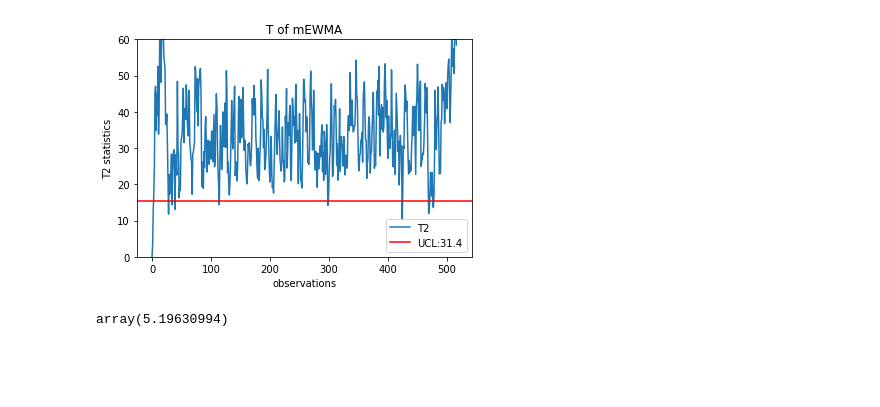
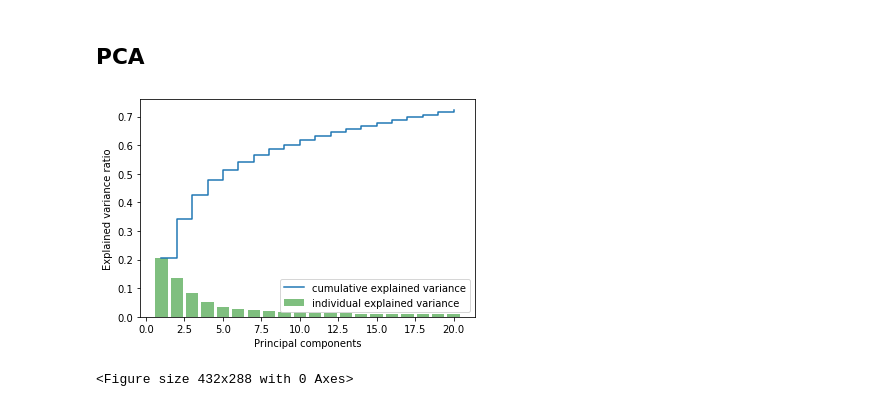
Before and after one commit to scleeza/PCA-and-HotellingT, a Jupyter notebook: 614project.ipynb, the cells around one changed output. Saved outputs shown, nothing was run; the diff lists cells and outputs as text; code cells hidden in the pictures; blank space fills up the shorter version.

Commit message:
update _images

```diff
--- a/614project.ipynb
+++ b/614project.ipynb
@@ -44,0 +20,23 @@ import numpy as np
+# %%
+import pandas as pd
+from pandas import ExcelWriter
+from pandas import ExcelFile
+
+df=pd.read_excel('Project_dataset.xlsx',sheet_name='Project_dataset',header=None)
+
+#import sklearn package
+from sklearn import datasets
+from sklearn.model_selection import train_test_split
+from sklearn.neighbors import KNeighborsClassifier
+
+#sperate training and test dataset
+data=df.iloc[:,:]
+#X_train, X_test=train_test_split(X,test_size=0.3,random_state=0)
+
+from sklearn.preprocessing import StandardScaler ,scale
+import numpy as np
+import math
+import warnings
+import matplotlib.pyplot as plt
+import seaborn as sns
+warnings.filterwarnings('ignore')
@@ -45,4 +45,7 @@ import numpy as np
 # %%
 #Standarize to (0,1)
+#X=preprocessing.scale(data)
 scaler = StandardScaler()
-X=scaler.fit_transform(X)
+X = scaler.fit_transform(data)
+#calculating covariance matrix
+cov_mat=np.cov(X.T)
@@ -237,17 +60,18 @@ mewma_t=[np.float(np.matmul(np.matmul(mewma_z_sub[i,:],np.linalg.inv(np.cov(mewm
-# %%
-#plotting
-plt.title('T of mEWMA')
-plt.plot(range(len(mewma_t)),mewma_t, label='T2')
-plt.axhline(y=UCL,color='r',label='UCL:31.4')
-plt.ylim(0,60)
-plt.xlabel('observations')
-plt.ylabel('T2 statistics')
-plt.legend(loc='best')
-plt.show()
-# %% [output]
-[figure, removed]
-# %%
-cov_z=np.cov(mewma_z[i,:].T)
-cov_z
-# %% [output]
-array(5.19630994)
+# %% [markdown]
+## PCA
+# %%
+#Pareto plot
+import matplotlib.pyplot as plt
+fig,ax =plt.subplots()
+STEP =20
+plt.bar(range(1,1+STEP),var_exp[0:STEP],alpha=0.5,color='green', label='individual explained variance')
+plt.step(range(1,1+STEP), cum_var_exp[0:STEP], where='post',label='cumulative explained variance')
+#plt.axhline(y=0.8,color='r',linestyle='--')
+plt.ylabel('Explained variance ratio')
+plt.xlabel('Principal components')
+plt.legend()
+plt.show()
+plt.savefig("_images/pareto.png")
+# %% [output]
+[figure, added]
+<Figure size 432x288 with 0 Axes>
```
Also changed, not shown: parts of 64 cells of this notebook, 6 other files.
